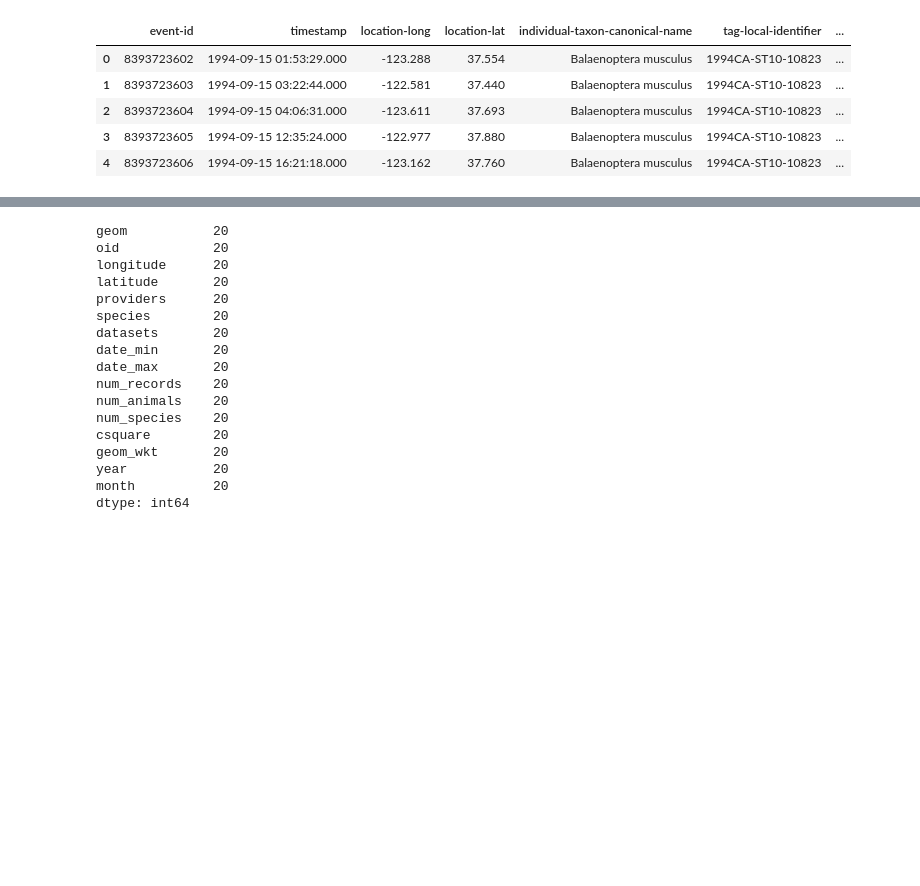
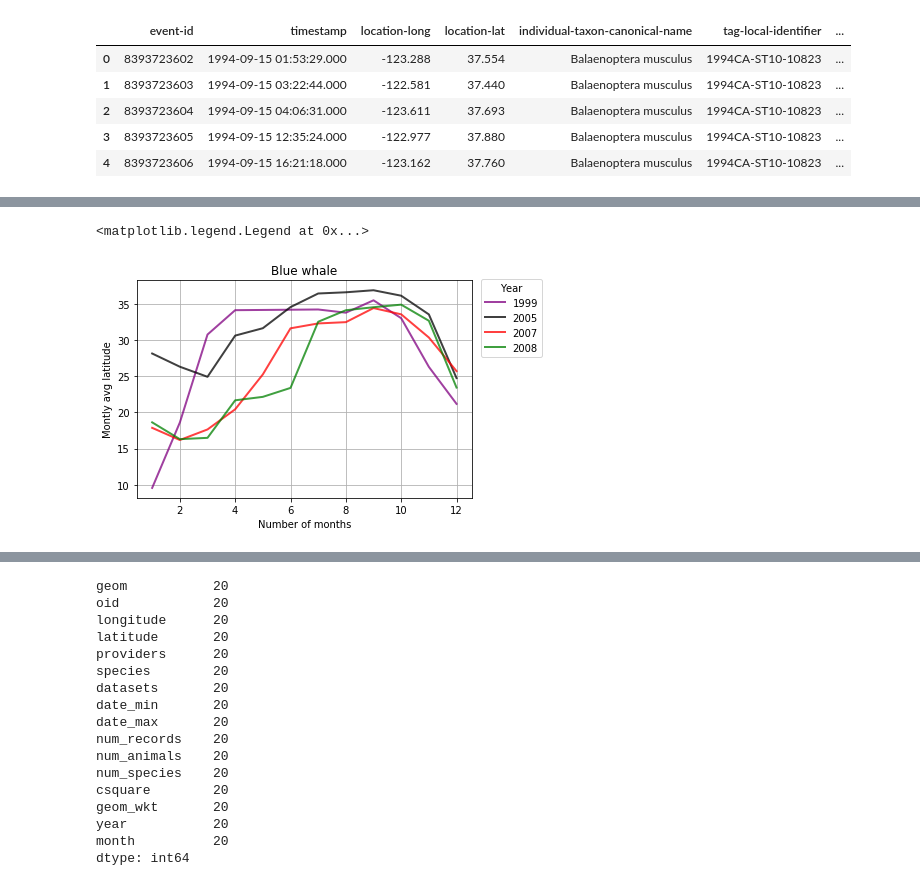
Before and after one commit to trivial-vector/Majick-Migration, a Jupyter notebook: Analysis/majick_migration.ipynb, the cells around one changed output, grey strips where cells are left out. Drawn from its saved outputs; the diff is of its cells as text; code cells hidden in the pictures; blank space fills up the shorter version.

Commit message:
made changes to whale data and stuff

```diff
--- a/Analysis/majick_migration.ipynb
+++ b/Analysis/majick_migration.ipynb
@@ -37,0 +58,8 @@ df_blue_whale['month'] = pd.DatetimeIndex(df_blue_whale['Date']).month
+# %%
+df_blue_whale = df_blue_whale.rename(columns={"location-lat":"latitude","location-long":"longitude"})
+# %%
+df_blue_whale = df_blue_whale.dropna(subset = ['latitude','longitude','Date'])
+blue_whale_1999 = df_blue_whale.loc[df_blue_whale['year'] == 1999]
+blue_whale_2005 = df_blue_whale.loc[df_blue_whale['year'] == 2005]
+blue_whale_2007 = df_blue_whale.loc[df_blue_whale['year'] == 2007]
+blue_whale_2008 = df_blue_whale.loc[df_blue_whale['year'] == 2008]
@@ -37,0 +86,13 @@ df_blue_whale['month'] = pd.DatetimeIndex(df_blue_whale['Date']).month
+# %%
+plt.plot(np.sort(blue_whale_1999.month.unique()),mean_1999,alpha = 0.75,color = 'purple',linewidth=2.0,label="1999")
+plt.plot(np.sort(blue_whale_2005.month.unique()),mean_2005,alpha = 0.75,color = 'black',linewidth=2.0,label="2005")
+plt.plot(np.sort(blue_whale_2007.month.unique()),mean_2007, alpha = 0.75,color = 'red',linewidth=2.0,label="2007")
+plt.plot(np.sort(blue_whale_2008.month.unique()),mean_2008 ,alpha = 0.75,color = 'green',linewidth=2.0,label="2008")
+plt.xlabel("Number of months")
+plt.ylabel("Montly avg latitude")
+plt.title("Blue whale")
+plt.grid()
+plt.legend(title="Year",loc='upper right', bbox_to_anchor=(1.225, 1.03))
+# %% [output]
+<matplotlib.legend.Legend at 0x...>
+[figure, added]
```
Also changed, not shown: parts of 22 cells of this notebook.
